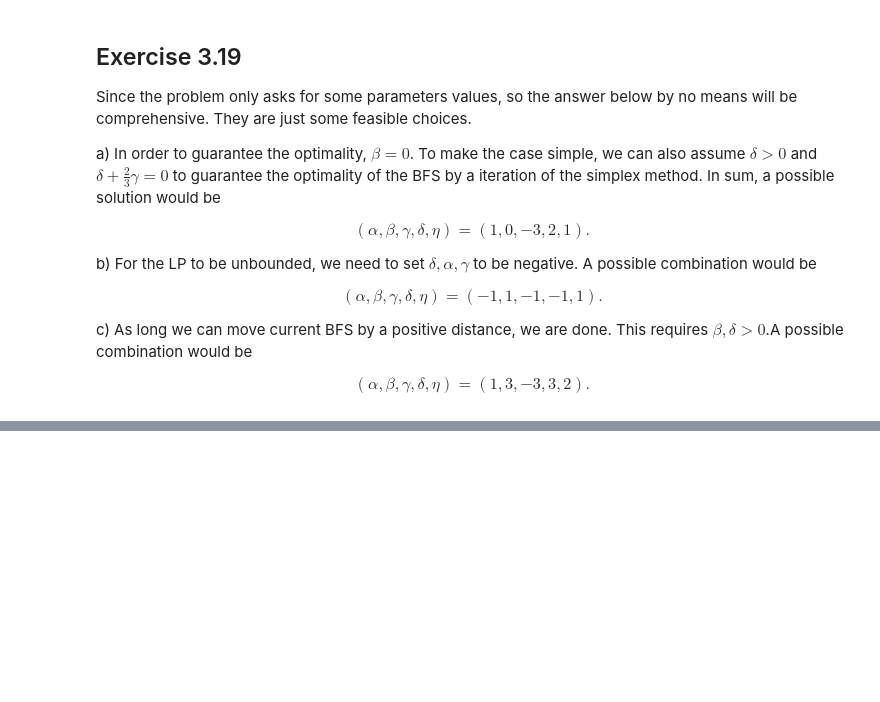
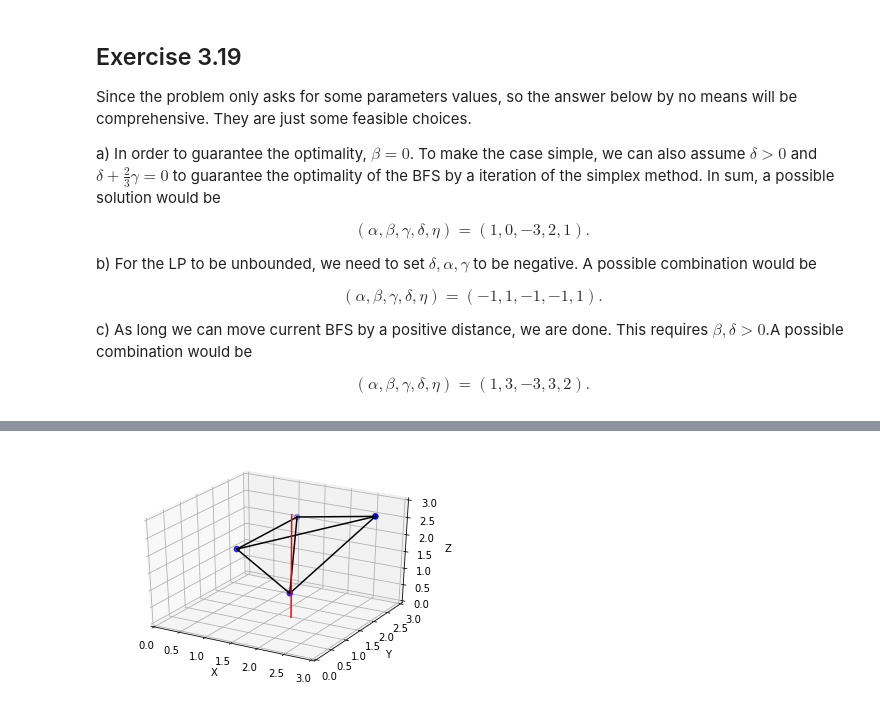
Before and after one commit to Yutong-Dai/codes-for-courses, a Jupyter notebook: Python_IE411/hw4.ipynb, the cells around one changed output, grey strips where cells are left out. Cells and saved outputs as stored; diff of their text form; code cells hidden in the pictures; blank space fills up the shorter version.

```diff
--- a/Python_IE411/hw4.ipynb
+++ b/Python_IE411/hw4.ipynb
@@ -487,0 +579,19 @@ $$
+# %%
+import matplotlib.pyplot as plt
+import numpy as np
+from mpl_toolkits import mplot3d
+fig = plt.figure()
+ax = plt.axes(projection='3d')
+x, y, z = np.array([2,3,1,1]), np.array([1,2,1,3]), np.array([1,3,2,2])
+z0 = np.array([0, 0, 0, 0])
+ax.scatter3D(x, y, z, c="blue", s=30)
+for i in range(4):
+    #ax.plot([x[i],x[i]],[y[i], y[i]],[z[i],z0[i]], "r-")
+    for j in range(i+1, 4):
+        ax.plot(x[[i,j]], y[[i,j]], z[[i,j]],"k-")
+ax.plot([9/5, 9/5], [7/5, 7/5], [0, 3],"r-")
+ax.set_xlim(0,3), ax.set_ylim(0,3), ax.set_zlim(0,3)
+ax.set_xlabel('X'), ax.set_ylabel('Y'), ax.set_zlabel('Z')
+plt.show()
+# %% [output]
+[figure, added]
```
Also changed, not shown: parts of 12 cells of this notebook, 2 other files.
